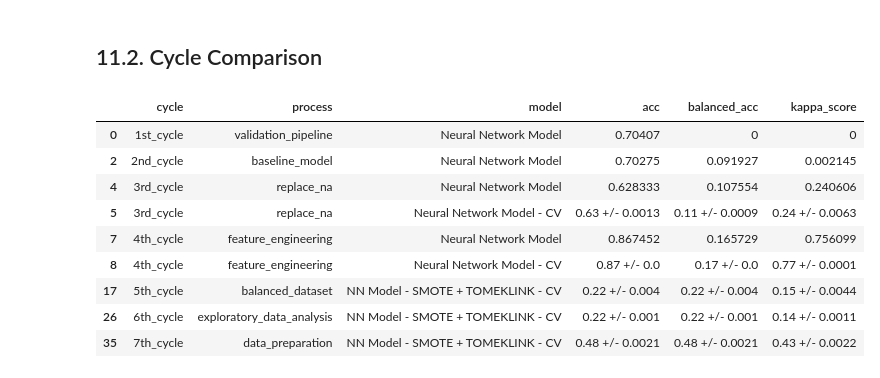
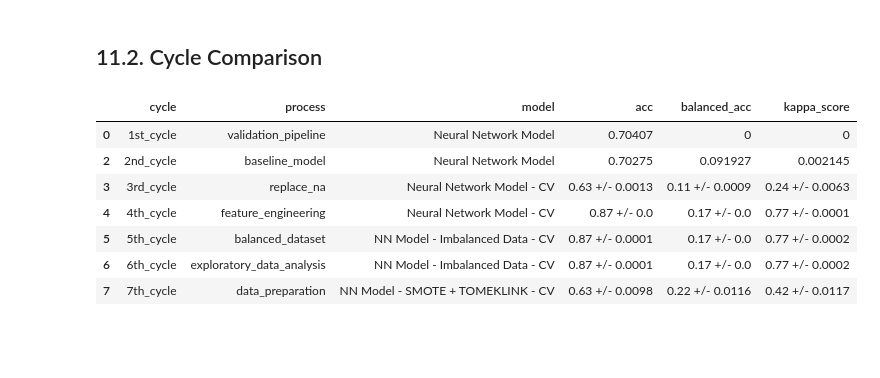
Before and after one commit to vinissouza/Airbnb-First-Booking-Forecast, a Jupyter notebook: Notebooks/7th-Cycle-Notebook-Data_Preparation.ipynb, the cells around one changed output. Cells and saved outputs as stored; diff of their text form; code cells hidden in the pictures; blank space fills up the shorter version.

```diff
--- a/Notebooks/7th-Cycle-Notebook-Data_Preparation.ipynb
+++ b/Notebooks/7th-Cycle-Notebook-Data_Preparation.ipynb
@@ -1678,13 +1656,13 @@ Epoch 100/100
 #### 7.2.2.1. Random Undersampling - Performance
 # %%
 # prediction
-pred_under_nn = model_under.predict(x_test_under)
+pred_under_nn = model_under.predict(x_test)
 
 # invert prediction
 yhat_under_nn = ohe.inverse_transform(pred_under_nn)
 
 # invert validation response
-y_test_under_nn = ohe.inverse_transform(y_test_under)
+y_test_under_nn = ohe.inverse_transform(y_test)
 # %%
 # check the balance of validation
 pd.DataFrame(y_test_under_nn).value_counts(normalize=True)
@@ -1827,13 +1807,13 @@ Epoch 100/100
 #### 7.2.3.1. Random Oversampling - Performance
 # %%
 # prediction
-pred_over_nn = model_over.predict(x_test_over)
+pred_over_nn = model_over.predict(x_test)
 
 # invert prediction
 yhat_over_nn = ohe.inverse_transform(pred_over_nn)
 
 # invert validation response
-y_test_over_nn = ohe.inverse_transform(y_test_over)
+y_test_over_nn = ohe.inverse_transform(y_test)
 # %%
 # check the balance of validation
 pd.DataFrame(y_test_over_nn).value_counts(normalize=True)
@@ -1976,13 +1958,13 @@ Epoch 100/100
 #### 7.2.4.1. SMOTE + TOMEKLINK - Performance
 # %%
 # prediction
-pred_comb_nn = model_comb.predict(x_test_comb)
+pred_comb_nn = model_comb.predict(x_test)
 
 # invert prediction
 yhat_comb_nn = ohe.inverse_transform(pred_comb_nn)
 
 # invert validation response
-y_test_comb_nn = ohe.inverse_transform(y_test_comb)
+y_test_comb_nn = ohe.inverse_transform(y_test)
 # %%
 # check the balance of validation
 pd.DataFrame(y_test_comb_nn).value_counts(normalize=True)
@@ -2078,9 +2062,9 @@ Fold Number:5/5
 # %%
 # Performance
 comb_performance_cv = {'model': 'NN Model - SMOTE + TOMEKLINK - CV',
-                       'acc': f'{np.round(np.mean(acc_comb), 2)} +/- {np.round(np.std(acc_comb), 4)}',
-                       'balanced_acc': f'{np.round(np.mean(balanced_acc_comb), 2)} +/- {np.round(np.std(balanced_acc_comb), 4)}',
-                       'kappa_score': f'{np.round(np.mean(kappa_comb), 2)} +/- {np.round(np.std(kappa_comb), 4)}'}
+                       'acc': f'{np.round(np.mean(acc_over), 2)} +/- {np.round(np.std(acc_over), 4)}',
+                       'balanced_acc': f'{np.round(np.mean(balanced_acc_over), 2)} +/- {np.round(np.std(balanced_acc_over), 4)}',
+                       'kappa_score': f'{np.round(np.mean(kappa_over), 2)} +/- {np.round(np.std(kappa_over), 4)}'}
 # %%
 print(f'Avg Accuracy: {np.round(np.mean(acc_comb), 2)} +/- {np.round(np.std(acc_comb),5)}')
 print(f'Avg Balanced Accuracy: {np.round(np.mean(balanced_acc_comb), 2)} +/- {np.round(np.std(balanced_acc_comb),5)}')
@@ -2146,50 +2128,45 @@ df_performance
 # first cycle performance load
 performance_1st_cycle = pd.read_csv('../Datasets/1st_cycle_performance')
 
 # second cycle performance load
 performance_2nd_cycle = pd.read_csv('../Datasets/2nd_cycle_performance')
 
 # third cycle performance laod
 performance_3rd_cycle = pd.read_csv('../Datasets/3rd_cycle_performance')
 
 # fourth cycle performance load
 performance_4th_cycle = pd.read_csv('../Datasets/4th_cycle_performance')
 
 # fifth cycle performance load
 performance_5th_cycle = pd.read_csv('../Datasets/5th_cycle_performance')
 
 # sixth cycle performance load
 performance_6th_cycle = pd.read_csv('../Datasets/6th_cycle_performance')
 
 # join cycles dataframes
 performance = pd.concat([performance_1st_cycle,
                          performance_2nd_cycle,
-                         performance_3rd_cycle,
-                         performance_4th_cycle,
-                         performance_5th_cycle,
-                         performance_6th_cycle,
-                         df_performance]).reset_index(drop=True)
+                         performance_3rd_cycle[performance_3rd_cycle['model'] == 'Neural Network Model - CV'],
+                         performance_4th_cycle[performance_4th_cycle['model'] == 'Neural Network Model - CV'],
+                         performance_5th_cycle[performance_5th_cycle['model'] == 'NN Model - Imbalanced Data - CV'],
+                         performance_6th_cycle[performance_6th_cycle['model'] == 'NN Model - Imbalanced Data - CV'],
+                         df_performance[df_performance['model'] == 'NN Model - SMOTE + TOMEKLINK - CV']])\
+                        .reset_index(drop=True)
 
 # select the models desired
-performance = performance[(performance['model'] != 'Baseline Model') &
-                          (performance['model'] != 'NN Model - SMOTE + TOMEKLINK') &
-                          (~performance['model'].str.contains('Imbalanced Data')) &
-                          (~performance['model'].str.contains('Random Undersampling')) &
-                          (~performance['model'].str.contains('Random Oversampling'))].fillna(0)
+performance = performance[performance['model'] != 'Baseline Model'].fillna(0)
 
 # display performance
 performance
 # %% [output]
 |  | cycle | process | model | acc | balanced_acc | kappa_score |
 | 0 | 1st_cycle | validation_pipeline | Neural Network Model | 0.70407 | 0 | 0 |
 | 2 | 2nd_cycle | baseline_model | Neural Network Model | 0.70275 | 0.091927 | 0.002145 |
-| 4 | 3rd_cycle | replace_na | Neural Network Model | 0.628333 | 0.107554 | 0.240606 |
-| 5 | 3rd_cycle | replace_na | Neural Network Model - CV | 0.63 +/- 0.0013 | 0.11 +/- 0.0009 | 0.24 +/- 0.0063 |
-| 7 | 4th_cycle | feature_engineering | Neural Network Model | 0.867452 | 0.165729 | 0.756099 |
-| 8 | 4th_cycle | feature_engineering | Neural Network Model - CV | 0.87 +/- 0.0 | 0.17 +/- 0.0 | 0.77 +/- 0.0001 |
-| 17 | 5th_cycle | balanced_dataset | NN Model - SMOTE + TOMEKLINK - CV | 0.22 +/- 0.004 | 0.22 +/- 0.004 | 0.15 +/- 0.0044 |
-| 26 | 6th_cycle | exploratory_data_analysis | NN Model - SMOTE + TOMEKLINK - CV | 0.22 +/- 0.001 | 0.22 +/- 0.001 | 0.14 +/- 0.0011 |
-| 35 | 7th_cycle | data_preparation | NN Model - SMOTE + TOMEKLINK - CV | 0.48 +/- 0.0021 | 0.48 +/- 0.0021 | 0.43 +/- 0.0022 |
+| 3 | 3rd_cycle | replace_na | Neural Network Model - CV | 0.63 +/- 0.0013 | 0.11 +/- 0.0009 | 0.24 +/- 0.0063 |
+| 4 | 4th_cycle | feature_engineering | Neural Network Model - CV | 0.87 +/- 0.0 | 0.17 +/- 0.0 | 0.77 +/- 0.0001 |
+| 5 | 5th_cycle | balanced_dataset | NN Model - Imbalanced Data - CV | 0.87 +/- 0.0001 | 0.17 +/- 0.0 | 0.77 +/- 0.0002 |
+| 6 | 6th_cycle | exploratory_data_analysis | NN Model - Imbalanced Data - CV | 0.87 +/- 0.0001 | 0.17 +/- 0.0 | 0.77 +/- 0.0002 |
+| 7 | 7th_cycle | data_preparation | NN Model - SMOTE + TOMEKLINK - CV | 0.63 +/- 0.0098 | 0.22 +/- 0.0116 | 0.42 +/- 0.0117 |
 # %%
 plt.figure(figsize=(15,6))
 
```
Also changed, not shown: parts of 76 cells of this notebook.
